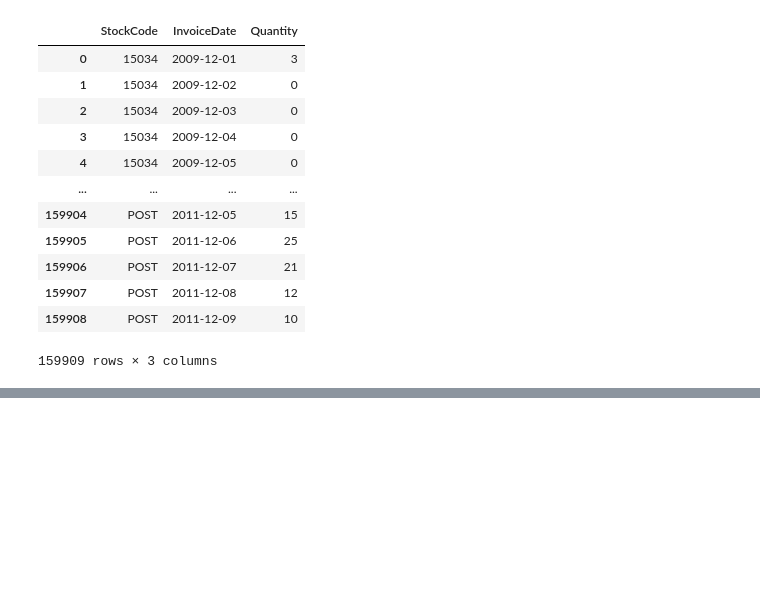
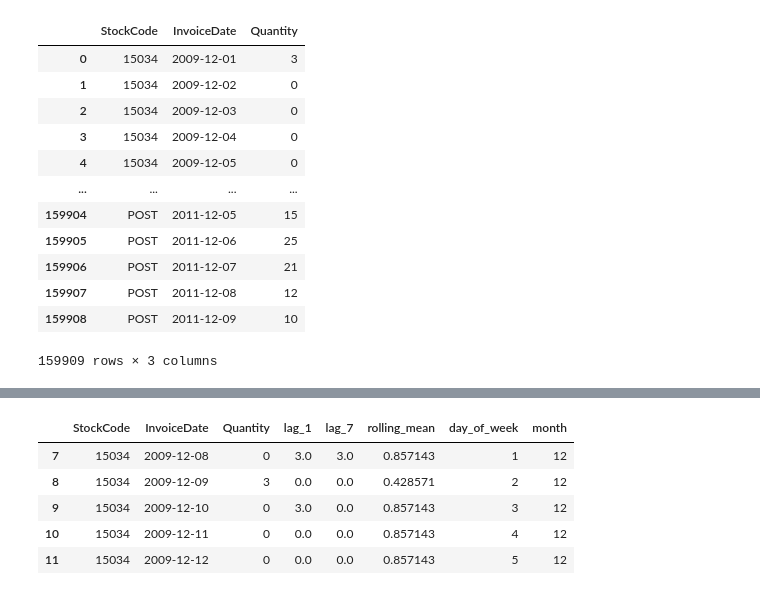
Before and after one commit to jayeshkoli-1402/RIDF, a Jupyter notebook: model.ipynb, the cells around one changed output, grey strips where cells are left out. Cells and saved outputs as stored; diff of their text form; code cells hidden in the pictures; blank space fills up the shorter version.

```diff
--- a/model.ipynb
+++ b/model.ipynb
@@ -207,0 +247,12 @@ full_data.head()
+# %%
+full_data['day_of_week'] = pd.to_datetime(full_data["InvoiceDate"]).dt.day_of_week
+full_data['month'] = pd.to_datetime(full_data['InvoiceDate']).dt.month
+# %%
+full_data.head()
+# %% [output]
+|  | StockCode | InvoiceDate | Quantity | lag_1 | lag_7 | rolling_mean | day_of_week | month |
+| 7 | 15034 | 2009-12-08 | 0 | 3.0 | 3.0 | 0.857143 | 1 | 12 |
+| 8 | 15034 | 2009-12-09 | 3 | 0.0 | 0.0 | 0.428571 | 2 | 12 |
+| 9 | 15034 | 2009-12-10 | 0 | 3.0 | 0.0 | 0.857143 | 3 | 12 |
+| 10 | 15034 | 2009-12-11 | 0 | 0.0 | 0.0 | 0.857143 | 4 | 12 |
+| 11 | 15034 | 2009-12-12 | 0 | 0.0 | 0.0 | 0.857143 | 5 | 12 |
```
Also changed, not shown: parts of 17 cells of this notebook.
